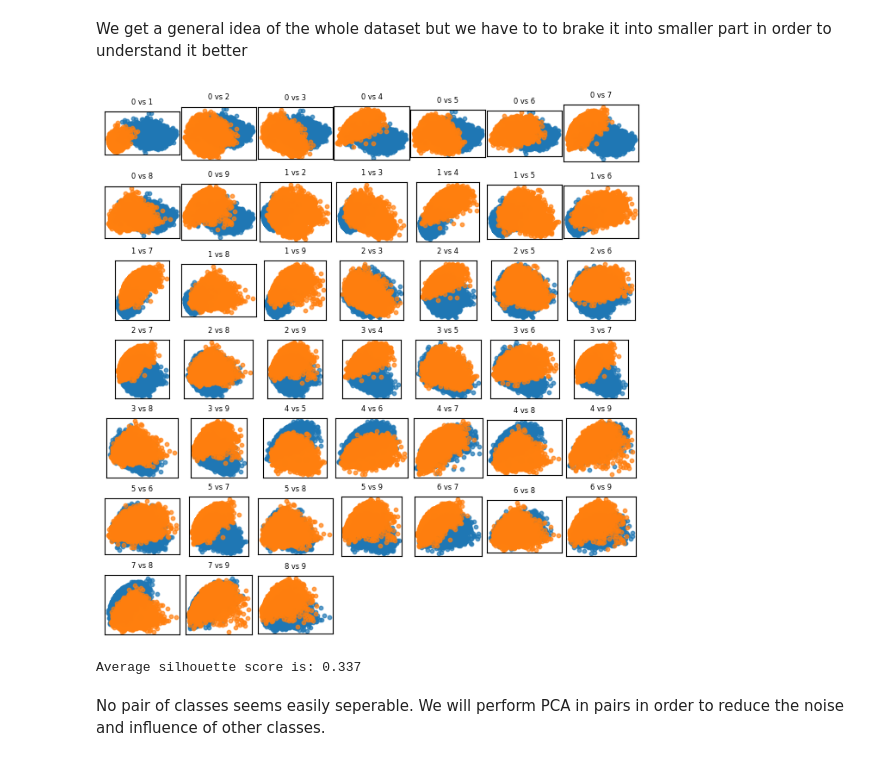
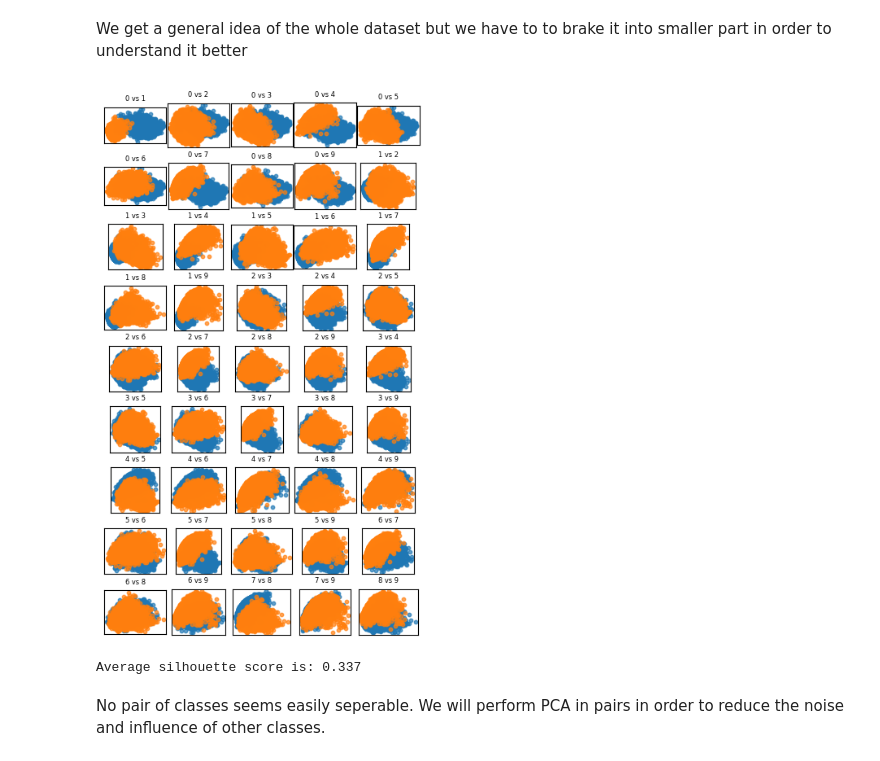
Before and after one commit to Manouil/ffoml, a Jupyter notebook: ga2.ipynb, the cells around one changed output. Saved outputs shown, nothing was run; the diff lists cells and outputs as text; code cells hidden in the pictures.

```diff
--- a/ga2.ipynb
+++ b/ga2.ipynb
@@ -55,7 +56,7 @@ We get a general idea of the whole dataset but we have to to brake it into small
 class_pairs = list(combinations(range(10), 2))
 
 # set up plot table shape
-fig, axes = plt.subplots(len(class_pairs) // 7 + (len(class_pairs) % 7 != 0), 7, figsize=(8, 8))
+fig, axes = plt.subplots(len(class_pairs) // 5 + (len(class_pairs) % 5 != 0), 5, figsize=(5, 8.5))
 
 axes = axes.flatten()
 
@@ -67,38 +68,38 @@ for idx, (class1, class2) in enumerate(class_pairs):
 
     cond = (y_train == class1) + (y_train == class2)
     x_train_pca_bin = x_train_pca[cond, :]
-    y_train_pca_bin = y_train [cond] * 1
+    y_train_pca_bin = y_train[cond] * 1
 
     y_train_pca_bin = np.where(y_train_pca_bin == class1, -1, 1)
 
     # this calculates the similarity of the cluster's samples which gives a hint to their separability.
     # Values range from [0 to 1] for datasets with no misclassifications. Higher is better
     sil_score = silhouette_score(x_train_pca_bin, y_train_pca_bin)
     total_sil_score += sil_score
 
     # plot first and second component, for one class and then the other
     ax.scatter(x_train_pca_bin[y_train_pca_bin == -1, 0], x_train_pca_bin[y_train_pca_bin == -1, 1], alpha=0.7, s=10, label=f'Class {class1}')
     ax.scatter(x_train_pca_bin[y_train_pca_bin == 1, 0], x_train_pca_bin[y_train_pca_bin == 1, 1], alpha=0.7, s=10, label=f'Class {class2}')
 
     # Making plot less cluttered
     ax.set_title(f'{class1} vs {class2}', fontsize=6)
     ax.set_aspect('equal')
     ax.set_xticks([])
     ax.set_yticks([])
     ax.set_xlabel('')
     ax.set_ylabel('')
 
 # Remove empty subplots
 for idx in range(len(class_pairs), len(axes)):
     fig.delaxes(axes[idx])
 
 # Reuce white space
 plt.subplots_adjust(wspace= 0.02, hspace=0.33)
 plt.show()
 
 print('Average silhouette score is:', round(total_sil_score/len(class_pairs), 3))
 # %% [output]
-[figure, old version]
+[figure, new version]
 Average silhouette score is: 0.337
 # %% [markdown]
 No pair of classes seems easily seperable. We will perform PCA in pairs in order to reduce the noise and influence of other classes.
```
Also changed, not shown: parts of 29 cells of this notebook, 1 other file.
